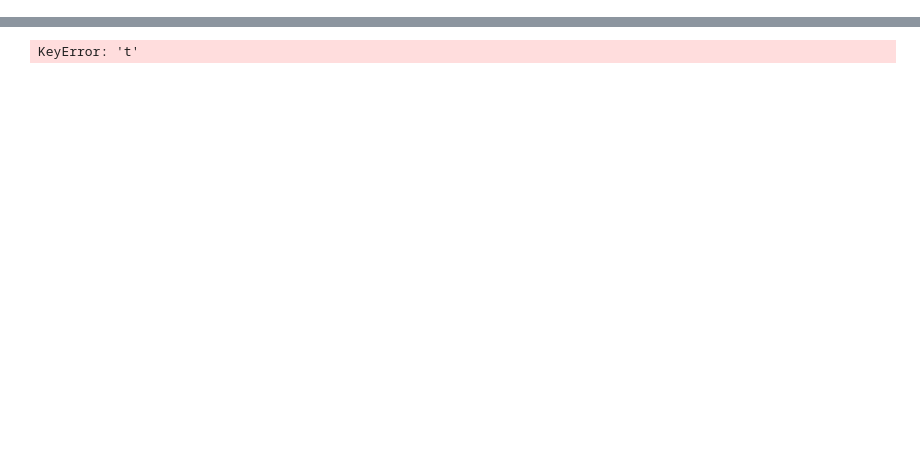
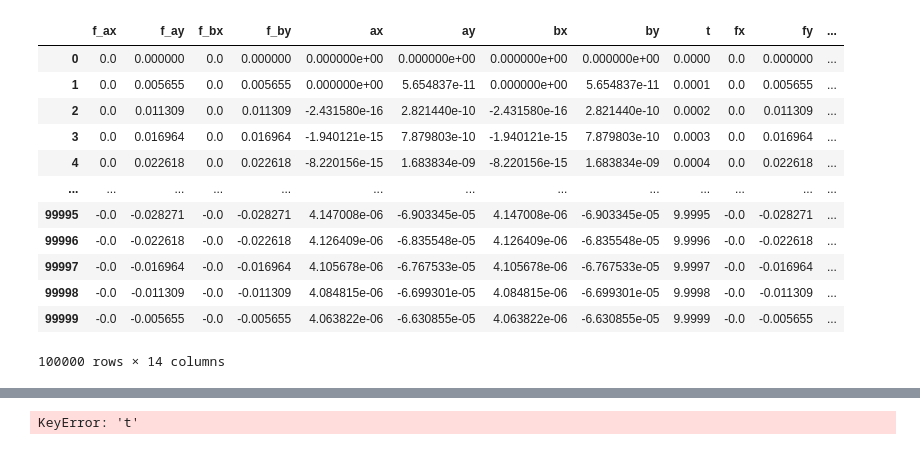
Before and after one commit to felipeangelimvieira/seal_parameter_identification, a Jupyter notebook: draft-notebooks/simulation-2.0.ipynb, the cells around one changed output, grey strips where cells are left out. Drawn from its saved outputs; the diff is of its cells as text; code cells hidden in the pictures; blank space fills up the shorter version.

```diff
--- a/draft-notebooks/simulation-2.0.ipynb
+++ b/draft-notebooks/simulation-2.0.ipynb
@@ -22 +31,19 @@ for file in filter(lambda x: x.endswith(".csv"), os.listdir(data_dir)):
+# %%
+_df = data[-1]
+
+_df
+# %% [output]
+|  | f_ax | f_ay | f_bx | f_by | ax | ay | bx | by | t | fx | fy | ... |
+| 0 | 0.0 | 0.000000 | 0.0 | 0.000000 | 0.000000e+00 | 0.000000e+00 | 0.000000e+00 | 0.000000e+00 | 0.0000 | 0.0 | 0.000000 | ... |
+| 1 | 0.0 | 0.005655 | 0.0 | 0.005655 | 0.000000e+00 | 5.654837e-11 | 0.000000e+00 | 5.654837e-11 | 0.0001 | 0.0 | 0.005655 | ... |
+| 2 | 0.0 | 0.011309 | 0.0 | 0.011309 | -2.431580e-16 | 2.821440e-10 | -2.431580e-16 | 2.821440e-10 | 0.0002 | 0.0 | 0.011309 | ... |
+| 3 | 0.0 | 0.016964 | 0.0 | 0.016964 | -1.940121e-15 | 7.879803e-10 | -1.940121e-15 | 7.879803e-10 | 0.0003 | 0.0 | 0.016964 | ... |
+| 4 | 0.0 | 0.022618 | 0.0 | 0.022618 | -8.220156e-15 | 1.683834e-09 | -8.220156e-15 | 1.683834e-09 | 0.0004 | 0.0 | 0.022618 | ... |
+| ... | ... | ... | ... | ... | ... | ... | ... | ... | ... | ... | ... | ... |
+| 99995 | -0.0 | -0.028271 | -0.0 | -0.028271 | 4.147008e-06 | -6.903345e-05 | 4.147008e-06 | -6.903345e-05 | 9.9995 | -0.0 | -0.028271 | ... |
+| 99996 | -0.0 | -0.022618 | -0.0 | -0.022618 | 4.126409e-06 | -6.835548e-05 | 4.126409e-06 | -6.835548e-05 | 9.9996 | -0.0 | -0.022618 | ... |
+| 99997 | -0.0 | -0.016964 | -0.0 | -0.016964 | 4.105678e-06 | -6.767533e-05 | 4.105678e-06 | -6.767533e-05 | 9.9997 | -0.0 | -0.016964 | ... |
+| 99998 | -0.0 | -0.011309 | -0.0 | -0.011309 | 4.084815e-06 | -6.699301e-05 | 4.084815e-06 | -6.699301e-05 | 9.9998 | -0.0 | -0.011309 | ... |
+| 99999 | -0.0 | -0.005655 | -0.0 | -0.005655 | 4.063822e-06 | -6.630855e-05 | 4.063822e-06 | -6.630855e-05 | 9.9999 | -0.0 | -0.005655 | ... |
+100000 rows × 14 columns
 # %%
```
Also changed, not shown: parts of 10 cells of this notebook, 7 other files.
